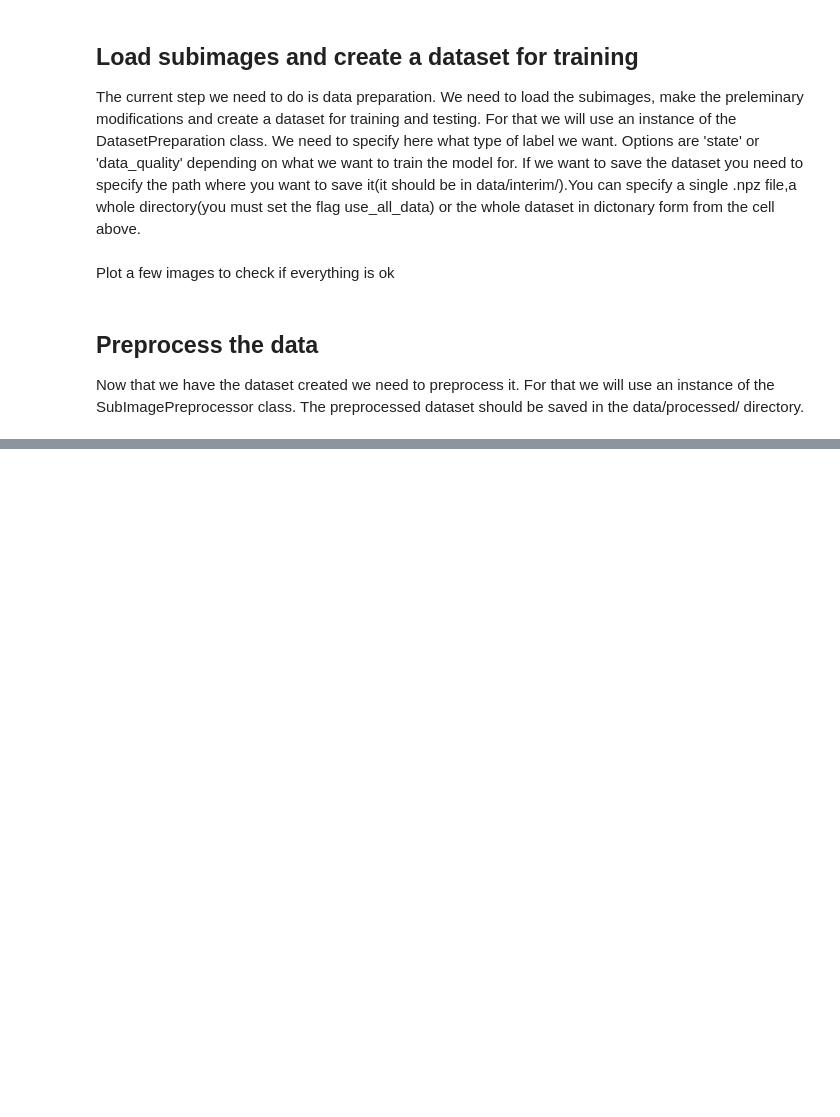
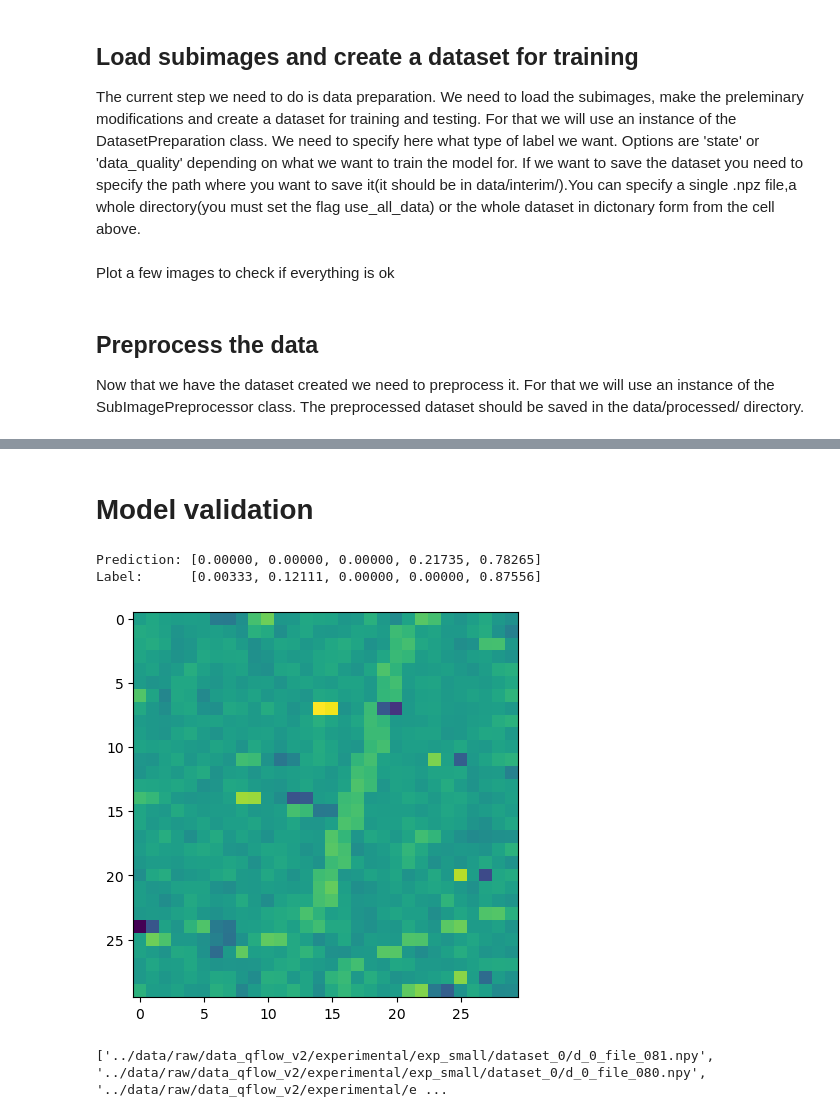
Before and after one commit to equal1/colibri, a Jupyter notebook: notebooks/1-rbals-train-regime-classification.ipynb, the cells around one changed output, grey strips where cells are left out. Cells and saved outputs as stored; diff of their text form; code cells hidden in the pictures; blank space fills up the shorter version.

Commit message:
Completed the first version of the state estimator

```diff
--- a/notebooks/1-rbals-train-regime-classification.ipynb
+++ b/notebooks/1-rbals-train-regime-classification.ipynb
@@ -111,0 +145,3 @@ plt.show()
+# %%
+train_data_transpose = np.transpose(train_data, (0, 3, 1, 2))
+validation_data_transpose = np.transpose(validation_data, (0, 3, 1, 2))
@@ -111,0 +199,70 @@ plt.show()
+# %% [markdown]
+# Model validation
+# %%
+# Load the saved model
+model_weights = torch.load('../models/state_estimator.pt')
+
+# Create a new model instance
+model = StateEstimator(model_opt='noise_opt')
+
+# Load the model weights
+model.load_state_dict(model_weights)
+
+# Set the model to evaluation mode
+model.eval()
+
+# Get a random index
+random_idx = np.random.randint(0, validation_data_transpose.shape[0])
+
+# Get the prediction
+prediction = model(torch.from_numpy(validation_data_transpose[random_idx, :, :, :]).unsqueeze(0).float())
+
+# Convert the tensor to numpy array for easier formatting
+pred_array = prediction.detach().numpy()[0]  # Take the first row since prediction is 2D
+
+# Using f-string for nicer printing
+pred_str = ", ".join([f"{val:.5f}" for val in pred_array])
+label_str = ", ".join([f"{val:.5f}" for val in validation_labels[random_idx]])
+
+print(f"Prediction: [{pred_str}]")
+print(f"Label:      [{label_str}]")
+
+fig, ax = plt.subplots(1, 1, figsize=(5, 5))
+ax.imshow(validation_data[random_idx, :, :, 0])
+plt.show()
+# %% [output]
+Prediction: [0.00000, 0.00000, 0.00000, 0.21735, 0.78265]
+Label:      [0.00333, 0.12111, 0.00000, 0.00000, 0.87556]
+[figure, added]
+# %%
+from ml_tools.preprocessing.subimage_preprocessor import SubImagePreprocessor
+
+# Get all the .npy files in the folder
+data_files = glob.glob('../data/raw/data_qflow_v2/experimental/exp_small/dataset_0/*.npy')
+
+print(data_files)
+
+# extract only what we need from the data.
+# note that there is no noise_class label for experimental data
+exp_data = []; exp_labels = []
+for f in data_files:
+    d = np.load(f, allow_pickle=True).item()
+    exp_data.append(d['sensor'])
+    exp_labels.append(d['label'])
+
+# convert only labels to list because exp_data contains different shaped data.
+exp_labels = np.array(exp_labels)
+
+# preprocess
+# Autoflip because sensor gradient sign is unknown.
+# Don't denoise because it doesn't help.
+exp_prepper = SubImagePreprocessor(
+    auto_invert=True,
+    noise_reduction=[],
+    clip_value=None,
+    cutoff_value= None
+)
+
+proc_exp_data,exp_labels = exp_prepper.preprocess_subimages(exp_data,exp_labels)
+# %% [output]
+['../data/raw/data_qflow_v2/experimental/exp_small/dataset_0/d_0_file_081.npy', '../data/raw/data_qflow_v2/experimental/exp_small/dataset_0/d_0_file_080.npy', '../data/raw/data_qflow_v2/experimental/e ...
```
Also changed, not shown: parts of 8 cells of this notebook, 8 other files.
